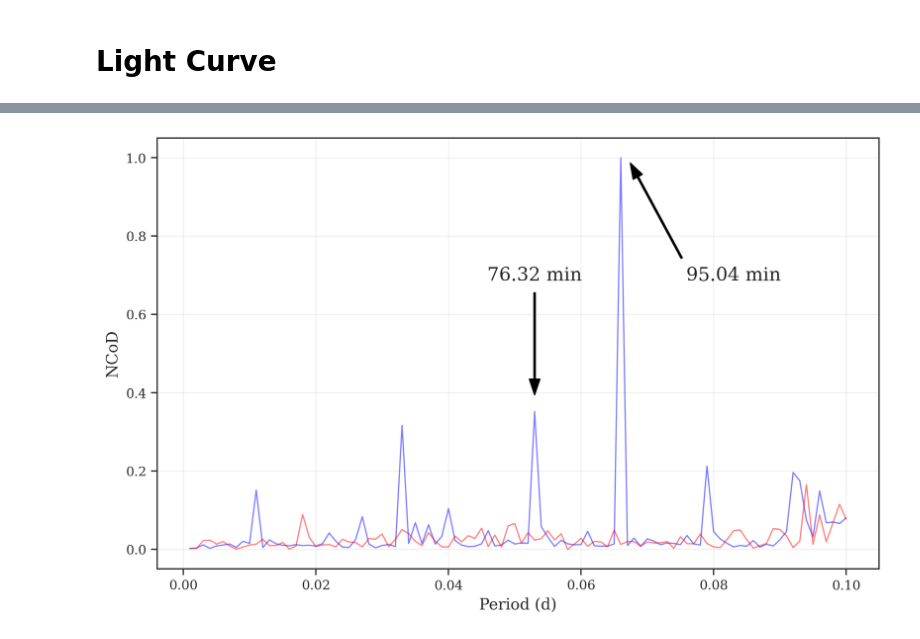
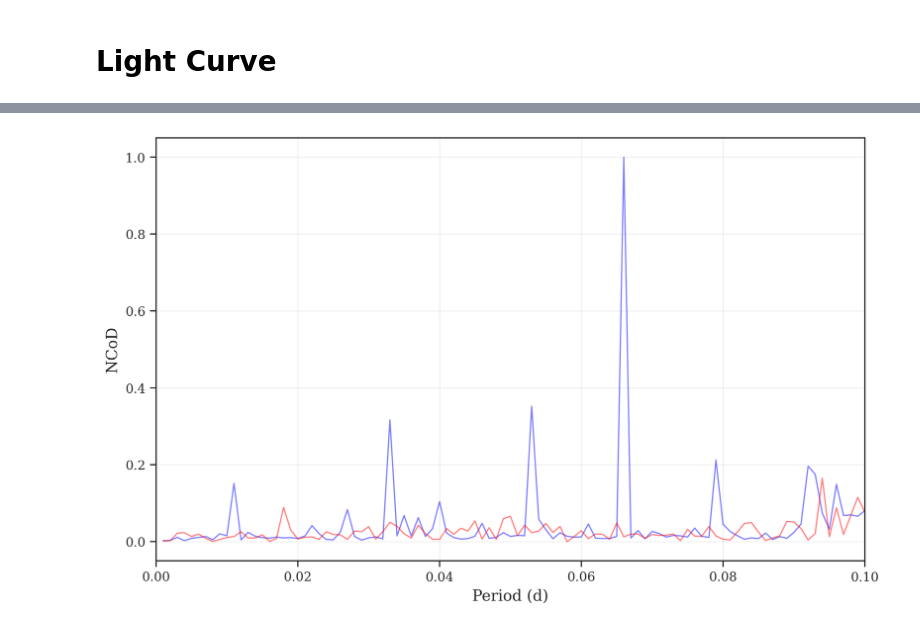
Before and after one commit to GuijonGustavo/Saggitarius-A-peridicity-Gamma-Rays, a Jupyter notebook: Light_curve_and_wf_rp.ipynb, the cells around one changed output, grey strips where cells are left out. Saved outputs shown, nothing was run; the diff lists cells and outputs as text; code cells hidden in the pictures.

```diff
--- a/Light_curve_and_wf_rp.ipynb
+++ b/Light_curve_and_wf_rp.ipynb
@@ -96,51 +97,52 @@ flux_rp = data_rp[:, 1]
 
 mjd_wf = data_wf[:, 0] / 1000
 flux_wf = data_wf[:, 1]
 
 # Crear un DataFrame de pandas para cada conjunto de datos
 df_rp = pd.DataFrame({'MJD': mjd_rp, 'Flux': flux_rp})
 df_wf = pd.DataFrame({'MJD': mjd_wf, 'Flux': flux_wf})
 
 
 # Crear el plot
 #plt.figure(figsize=(10, 6))
 
 # Trazar la línea para el archivo RP
 sns.lineplot(x='MJD', y='Flux', data=df_rp, color='blue',linewidth=1, alpha=0.5)
 
 # Trazar la línea para el archivo WF
 sns.lineplot(x='MJD', y='Flux', data=df_wf, color='red',linewidth=1, alpha=0.5)
 
 
-plt.annotate(
-    '76.32 min',  # Text to display
-    xy=(0.053, 0.38),  # Coordinates for the arrow's endpoint
-    xytext=(0.053, 0.7),  # Adjusted position of the text, closer to the arrow start
-    ha='center',  # Horizontally align text in the center
-    va='center',  # Vertically align text in the center
-    arrowprops=dict(facecolor='black', edgecolor='black', shrink=0.05, width=1, headwidth=8, lw=1)
-)
-
-
-
-# Añadir una flecha con un número apuntando a una coordenada específica
-plt.annotate(
-    '95.04 min',  # El número que quieres mostrar
-    xy=(0.067, 1),  # Coordenadas de la flecha
-    xytext=(0.083, 0.7),  # Posición del texto
-    ha='center',  # Horizontally align text in the center
-    va='center',  # Vertically align text in the center
-    arrowprops=dict(facecolor='black', edgecolor='black', shrink=0.05, width=1, headwidth=8, lw=1)
-)
+# plt.annotate(
+#     '76.32 min',  # Text to display
+#     xy=(0.053, 0.38),  # Coordinates for the arrow's endpoint
+#     xytext=(0.053, 0.7),  # Adjusted position of the text, closer to the arrow start
+#     ha='center',  # Horizontally align text in the center
+#     va='center',  # Vertically align text in the center
+#     arrowprops=dict(facecolor='black', edgecolor='black', shrink=0.05, width=1, headwidth=8, lw=1)
+# )
+#
+#
+#
+# # Añadir una flecha con un número apuntando a una coordenada específica
+# plt.annotate(
+#     '95.04 min',  # El número que quieres mostrar
+#     xy=(0.067, 1),  # Coordenadas de la flecha
+#     xytext=(0.083, 0.7),  # Posición del texto
+#     ha='center',  # Horizontally align text in the center
+#     va='center',  # Vertically align text in the center
+#     arrowprops=dict(facecolor='black', edgecolor='black', shrink=0.05, width=1, headwidth=8, lw=1)
+# )
 
 # Configurar el título y las etiquetas
 # plt.title('Flujo Normalizado para SagA Gamma (RP y WF)')
+plt.xlim(0,0.1)
 plt.xlabel('Period (d)')
 plt.ylabel('NCoD')
 #plt.legend()
 # plt.tight_layout()
 plt.savefig("images/sag-gamma-rp-wf.pdf", format='pdf', bbox_inches="tight", dpi=300)
 # Mostrar el plot
 plt.show()
 # %% [output]
-[figure, old version]
+[figure, new version]
```
Also changed, not shown: parts of 1 cell of this notebook.
